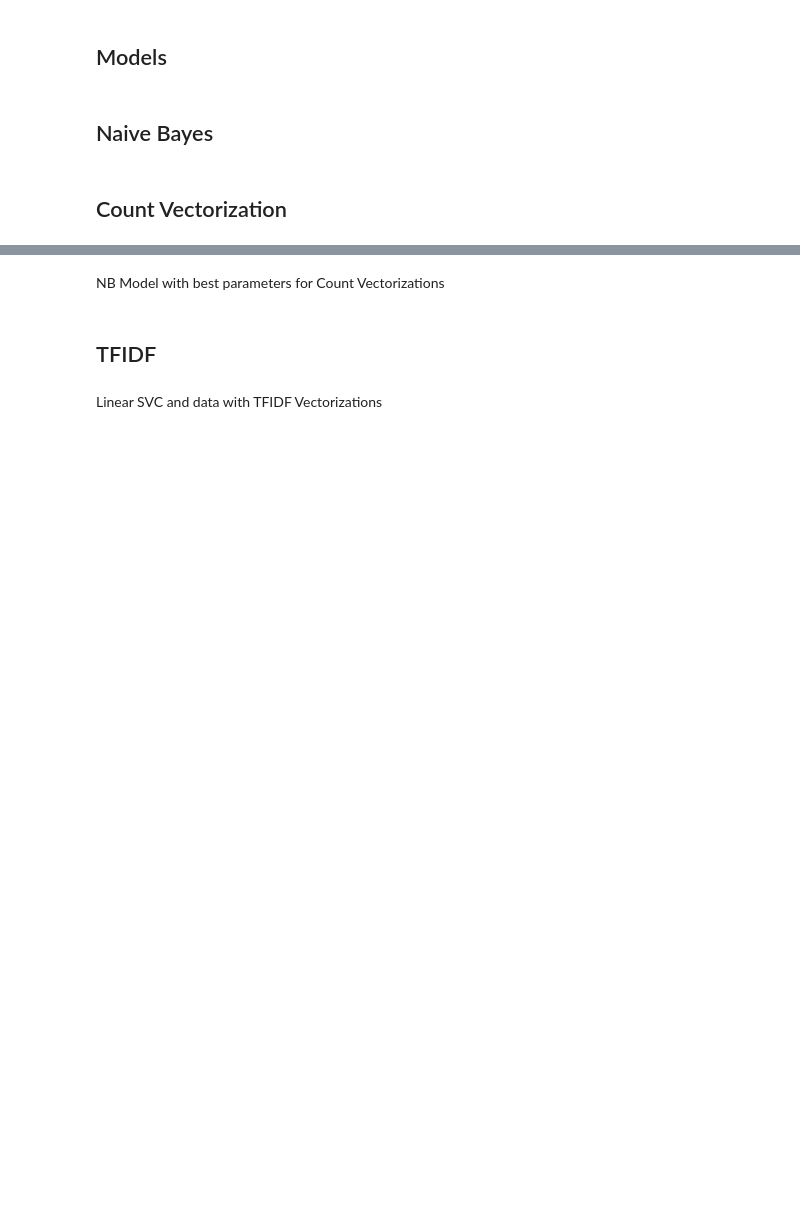
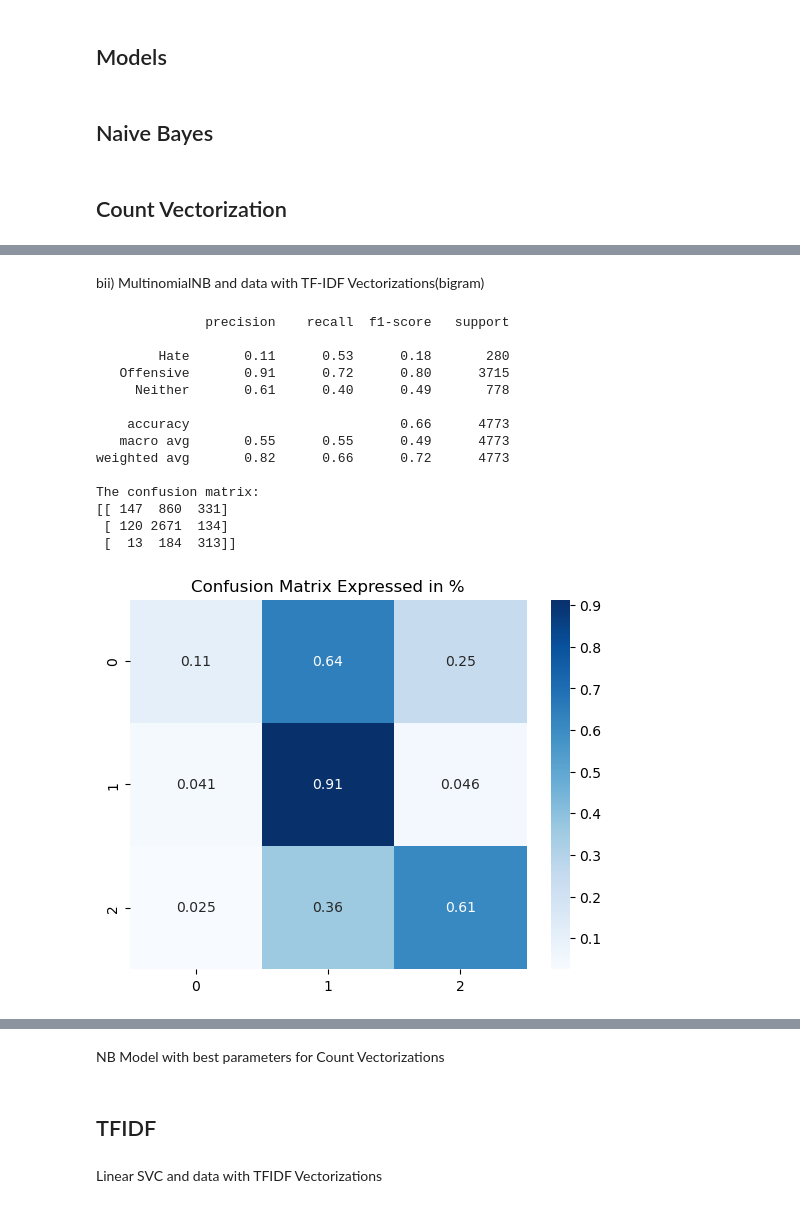
Before and after one commit to Disquietudee/Recognising-hate-speech-on-twitter-vs-offensive-language, a Jupyter notebook: baseline_model_NB.ipynb, the cells around one changed output, grey strips where cells are left out. Cells and saved outputs as stored; diff of their text form; code cells hidden in the pictures; blank space fills up the shorter version.

```diff
--- a/baseline_model_NB.ipynb
+++ b/baseline_model_NB.ipynb
@@ -136,0 +218,15 @@ X_test_tf = X_test_tf.toarray()
+# %%
+#TFIDF Vectorizing the X_train via bigrams
+
+tfidf_bigram = TfidfVectorizer(ngram_range=(2, 2))
+
+X_train_tf_bigram = tfidf_bigram.fit_transform(X_train)
+X_train_tf_bigram = X_train_tf_bigram.toarray()
+
+#Vectorizing the X_cv
+X_cv_tf = tfidf_bigram.transform(X_cv)
+X_cv_tf = X_cv_tf.toarray()
+
+#TFIDF Vectorizing the X_test
+X_test_tf_bigram = tfidf_bigram.transform(X_test)
+X_test_tf_bigram = X_test_tf_bigram.toarray()
@@ -167,0 +297,2 @@ After Oversampling: Counter({1: 11062, 2: 11062, 0: 11062})
+# %%
+X_train_over_tf_bigram, y_train_over_tf_bigram = oversample(X_train_tf_bigram, y_train)
@@ -222,0 +438,28 @@ Gridsearch for optimization
+# %% [markdown]
+bii) MultinomialNB and data with TF-IDF Vectorizations(bigram)
+# %%
+# Initalising model
+clff = MultinomialNB()
+
+# Train and predict
+clff.fit(X_train_over_tf_bigram, y_train_over_tf_bigram)
+y_preds = clff.predict(X_test_tf_bigram)
+
+# output statistics
+printModelStats(y_preds, y_test)
+# %% [output]
+              precision    recall  f1-score   support
+
+        Hate       0.11      0.53      0.18       280
+   Offensive       0.91      0.72      0.80      3715
+     Neither       0.61      0.40      0.49       778
+
+    accuracy                           0.66      4773
+   macro avg       0.55      0.55      0.49      4773
+weighted avg       0.82      0.66      0.72      4773
+
+The confusion matrix:
+[[ 147  860  331]
+ [ 120 2671  134]
+ [  13  184  313]]
+[figure, added]
```
Also changed, not shown: parts of 42 cells of this notebook.
